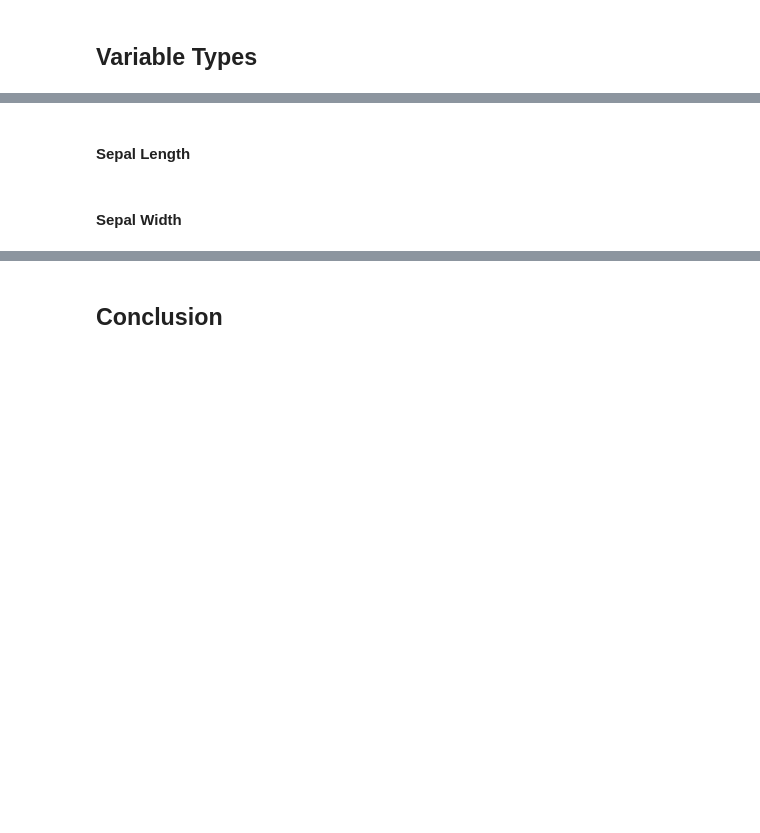
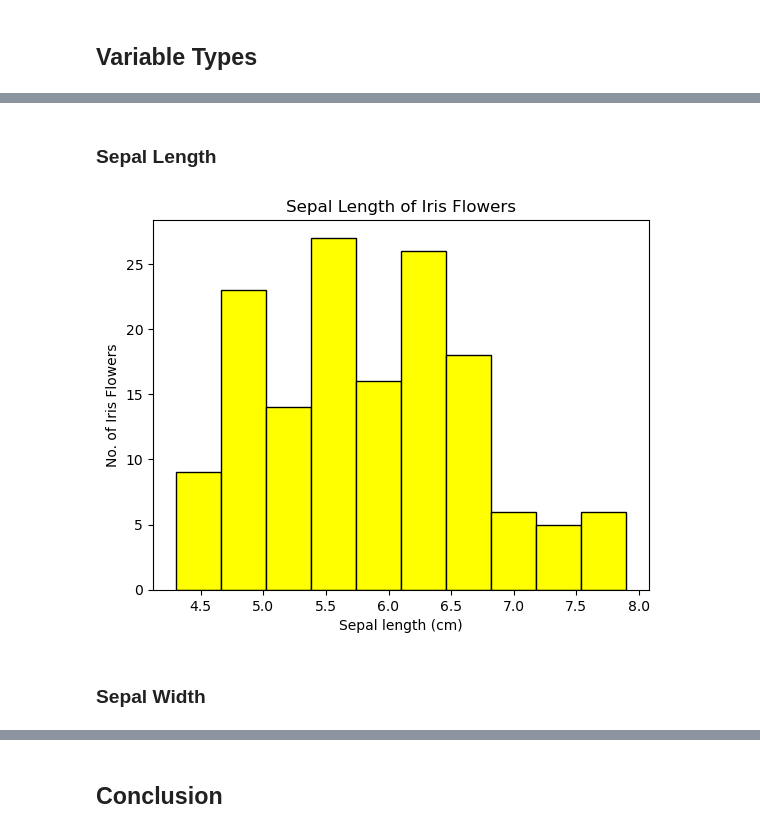
Before and after one commit to MylesHenehan/pands-project, a Jupyter notebook: analysis.ipynb, the cells around one changed output, grey strips where cells are left out. Cells and saved outputs as stored; diff of their text form; code cells hidden in the pictures; blank space fills up the shorter version.

```diff
--- a/analysis.ipynb
+++ b/analysis.ipynb
@@ -16,4 +88,12 @@ The data set contains 150 instances, split evenly between 3 different types (oth
 # %% [markdown]
-#### Sepal Length
+### Sepal Length
+# %%
+plt.hist(sepallen, bins=10, color='yellow', edgecolor='black') # this function plots a histogram, specifying the data series, the number of bins to sort the data into, and the colour of the edges of the bars.
+plt.xlabel('Sepal length (cm)') # Again, we add our data labels.
+plt.ylabel('No. of Iris Flowers')
+plt.title('Sepal Length of Iris Flowers')
+plt.savefig('sepallen_histogram.png')
+# %% [output]
+[figure, added]
 # %% [markdown]
-#### Sepal Width
+### Sepal Width
```
Also changed, not shown: parts of 19 cells of this notebook, 6 other files.
